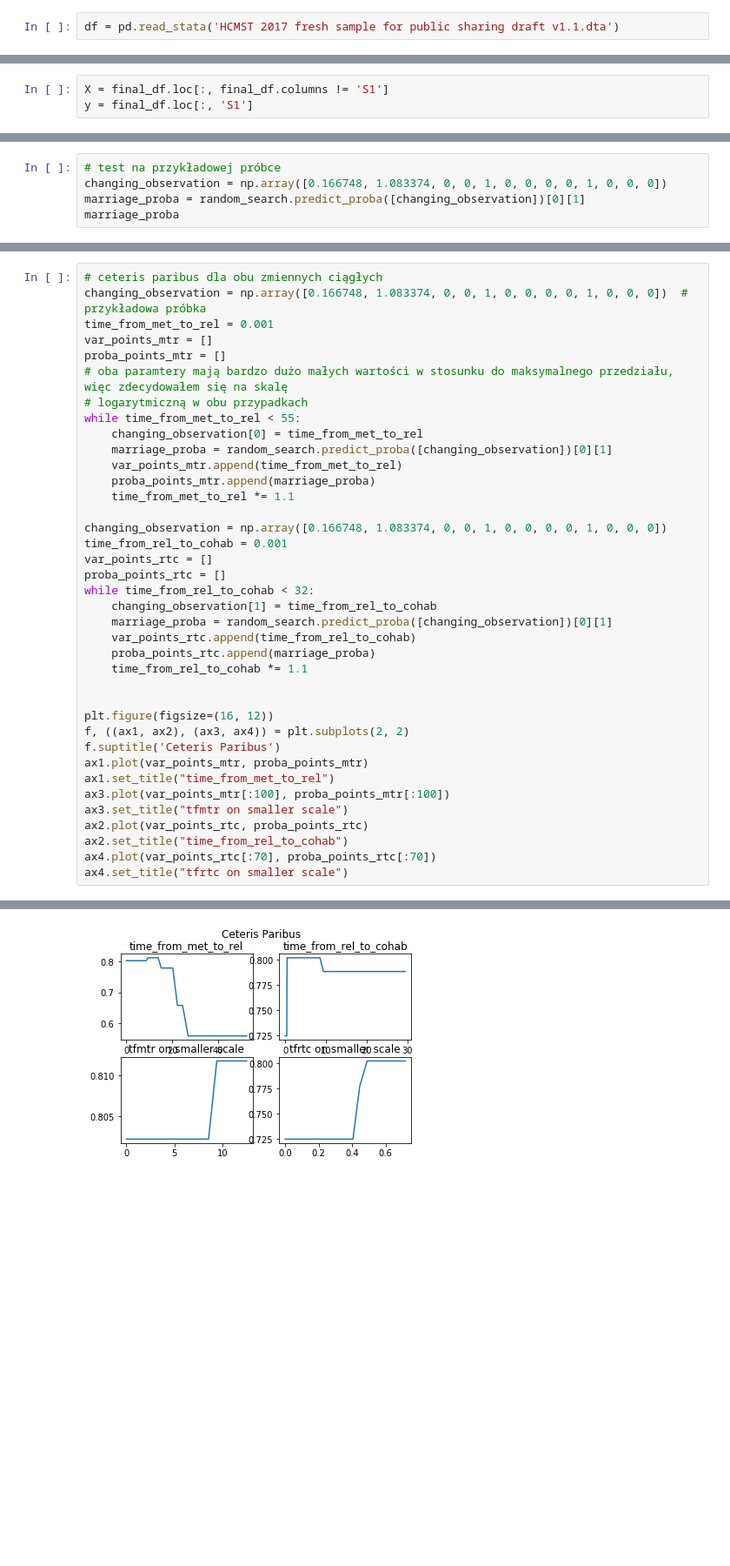
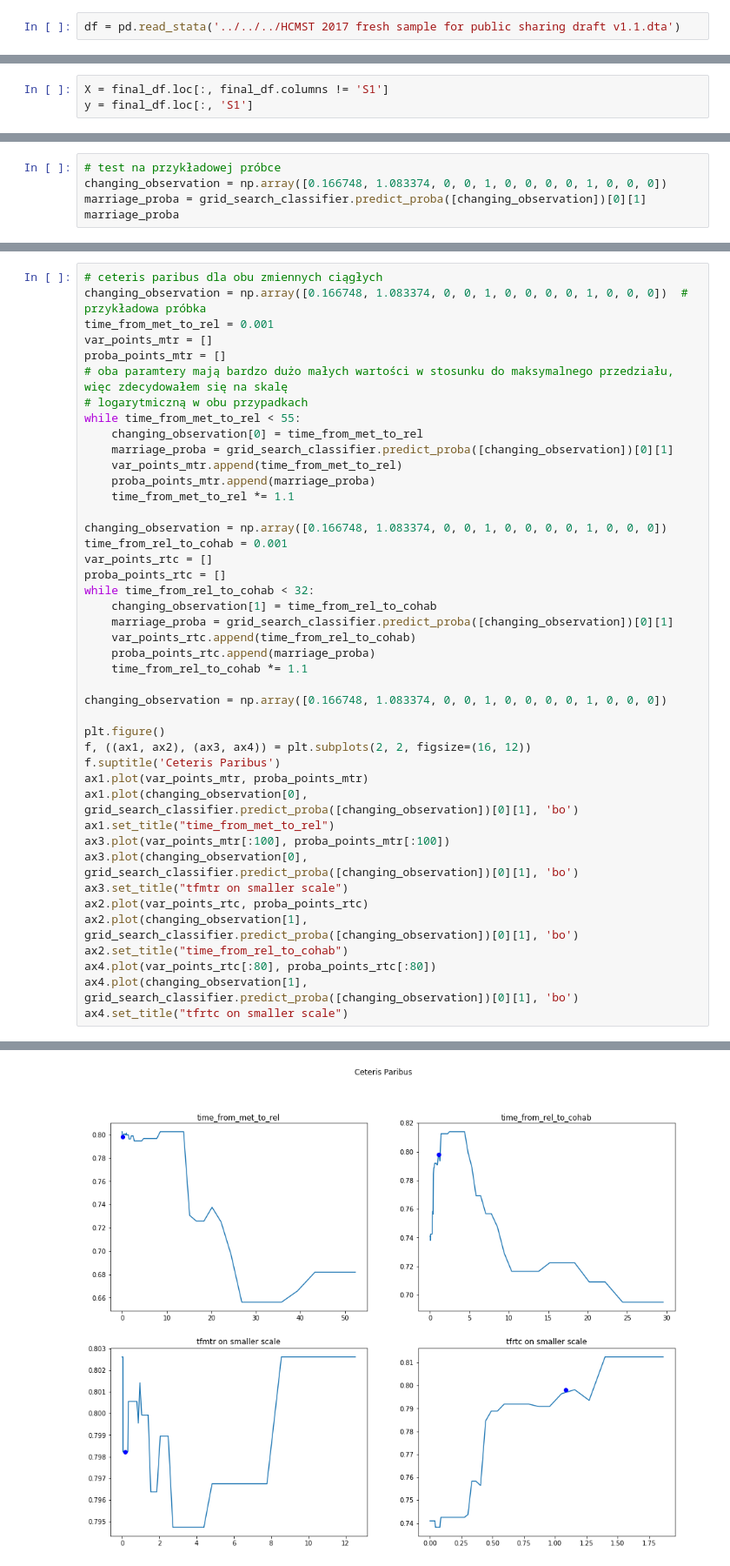
Before and after one commit to pbiecek/InterpretableMachineLearning2018S, a Jupyter notebook: PraceDomowe/PD1/jakub_sieron_pd1.ipynb, the cells around one changed output, grey strips where cells are left out. Shown: that part at 87% size. Cells and saved outputs as stored; diff of their text form; blank space fills up the shorter version.

```diff
--- a/PraceDomowe/PD1/jakub_sieron_pd1.ipynb
+++ b/PraceDomowe/PD1/jakub_sieron_pd1.ipynb
@@ -7,7 +7,7 @@ from sklearn.model_selection import train_test_split, RandomizedSearchCV, GridSe
 from sklearn.ensemble import RandomForestClassifier
 import matplotlib.pyplot as plt
 # %%
-df = pd.read_stata('HCMST 2017 fresh sample for public sharing draft v1.1.dta')
+df = pd.read_stata('../../../HCMST 2017 fresh sample for public sharing draft v1.1.dta')
 # %%
 # banned cols:
 # ppethm
@@ -180,6 +174,6 @@ np.sum(y_test.values == y_pred) / len(y_test)  # accuracy na zb. testowym
 # %%
 # test na przykładowej próbce
 changing_observation = np.array([0.166748, 1.083374, 0, 0, 1, 0, 0, 0, 0, 1, 0, 0, 0])
-marriage_proba = random_search.predict_proba([changing_observation])[0][1]
+marriage_proba = grid_search_classifier.predict_proba([changing_observation])[0][1]
 marriage_proba
 # %% [output]
@@ -193,36 +187,41 @@ proba_points_mtr = []
 # oba paramtery mają bardzo dużo małych wartości w stosunku do maksymalnego przedziału, więc zdecydowałem się na skalę
 # logarytmiczną w obu przypadkach
 while time_from_met_to_rel < 55:
     changing_observation[0] = time_from_met_to_rel
-    marriage_proba = random_search.predict_proba([changing_observation])[0][1]
+    marriage_proba = grid_search_classifier.predict_proba([changing_observation])[0][1]
     var_points_mtr.append(time_from_met_to_rel)
     proba_points_mtr.append(marriage_proba)
     time_from_met_to_rel *= 1.1
 
 changing_observation = np.array([0.166748, 1.083374, 0, 0, 1, 0, 0, 0, 0, 1, 0, 0, 0])
 time_from_rel_to_cohab = 0.001
 var_points_rtc = []
 proba_points_rtc = []
 while time_from_rel_to_cohab < 32:
     changing_observation[1] = time_from_rel_to_cohab
-    marriage_proba = random_search.predict_proba([changing_observation])[0][1]
+    marriage_proba = grid_search_classifier.predict_proba([changing_observation])[0][1]
     var_points_rtc.append(time_from_rel_to_cohab)
     proba_points_rtc.append(marriage_proba)
     time_from_rel_to_cohab *= 1.1
 
+changing_observation = np.array([0.166748, 1.083374, 0, 0, 1, 0, 0, 0, 0, 1, 0, 0, 0])
 
-plt.figure(figsize=(16, 12))
-f, ((ax1, ax2), (ax3, ax4)) = plt.subplots(2, 2)
+plt.figure()
+f, ((ax1, ax2), (ax3, ax4)) = plt.subplots(2, 2, figsize=(16, 12))
 f.suptitle('Ceteris Paribus')
 ax1.plot(var_points_mtr, proba_points_mtr)
+ax1.plot(changing_observation[0], grid_search_classifier.predict_proba([changing_observation])[0][1], 'bo')
 ax1.set_title("time_from_met_to_rel")
 ax3.plot(var_points_mtr[:100], proba_points_mtr[:100])
+ax3.plot(changing_observation[0], grid_search_classifier.predict_proba([changing_observation])[0][1], 'bo')
 ax3.set_title("tfmtr on smaller scale")
 ax2.plot(var_points_rtc, proba_points_rtc)
+ax2.plot(changing_observation[1], grid_search_classifier.predict_proba([changing_observation])[0][1], 'bo')
 ax2.set_title("time_from_rel_to_cohab")
-ax4.plot(var_points_rtc[:70], proba_points_rtc[:70])
+ax4.plot(var_points_rtc[:80], proba_points_rtc[:80])
+ax4.plot(changing_observation[1], grid_search_classifier.predict_proba([changing_observation])[0][1], 'bo')
 ax4.set_title("tfrtc on smaller scale")
 # %% [output]
 <matplotlib.text.Text at 0x...>
 <matplotlib.figure.Figure at 0x...>
-[figure, old version]
+[figure, new version]
```
Also changed, not shown: parts of 8 cells of this notebook.
